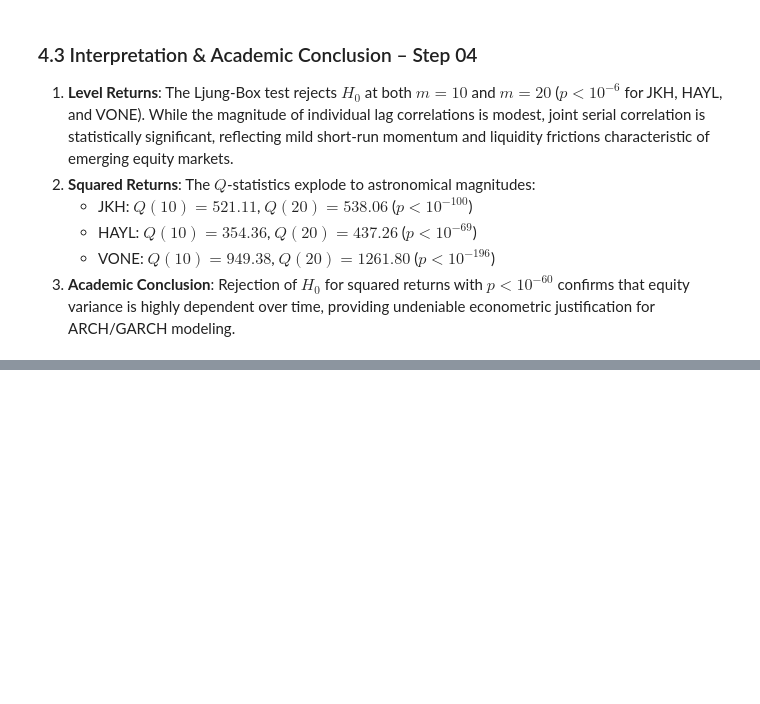
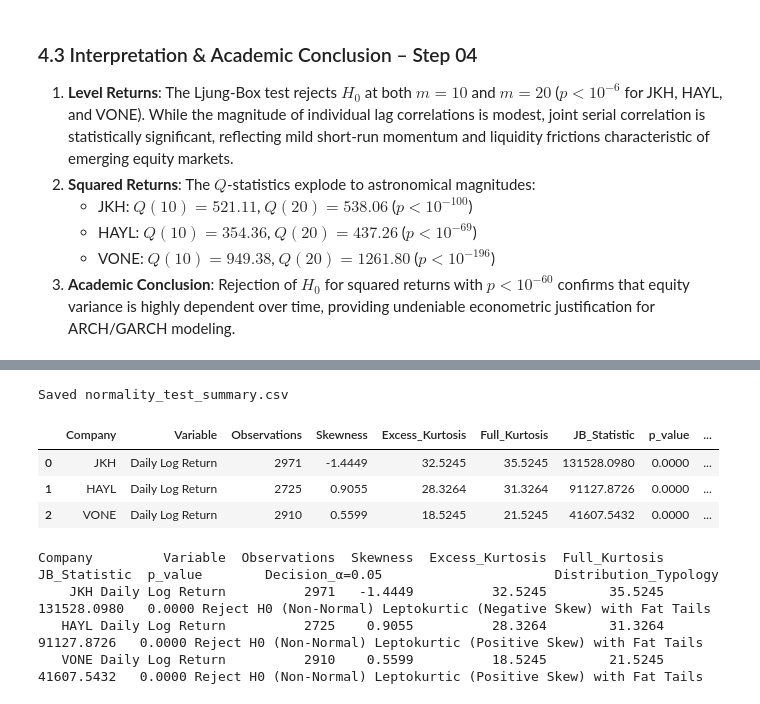
Before and after one commit to DilushaX/MarketPulse-LK, a Jupyter notebook: notebooks/03_advanced_statistical_analysis.ipynb, the cells around one changed output, grey strips where cells are left out. Drawn from its saved outputs; the diff is of its cells as text; code cells hidden in the pictures; blank space fills up the shorter version.

```diff
--- a/notebooks/03_advanced_statistical_analysis.ipynb
+++ b/notebooks/03_advanced_statistical_analysis.ipynb
@@ -477,0 +491,37 @@ Company                      Series  Lag  Q_Statistic  p_value
+# %%
+norm_rows = []
+for eq in equities:
+    r = dfs[eq]['Log_Return_Calc'].dropna().values
+    n = len(r)
+    sk = stats.skew(r, bias=False)
+    kt = stats.kurtosis(r, bias=False)
+    jb_stat, jb_pval = stats.jarque_bera(r)
+
+    norm_rows.append({
+        'Company': eq,
+        'Variable': 'Daily Log Return',
+        'Observations': n,
+        'Skewness': sk,
+        'Excess_Kurtosis': kt,
+        'Full_Kurtosis': kt + 3.0,
+        'JB_Statistic': jb_stat,
+        'p_value': jb_pval,
+        'Decision_α=0.05': "Reject H0 (Non-Normal)" if jb_pval < 0.05 else "Fail to Reject H0 (Normal)",
+        'Distribution_Typology': f"Leptokurtic ({'Negative Skew' if sk < 0 else 'Positive Skew'}) with Fat Tails"
+    })
+
+df_norm = pd.DataFrame(norm_rows)
+df_norm.to_csv(os.path.join(tables_base, 'normality_test_summary.csv'), index=False)
+print("Saved normality_test_summary.csv")
+display(df_norm)
+print(df_norm.to_string(index=False))
+# %% [output]
+Saved normality_test_summary.csv
+|  | Company | Variable | Observations | Skewness | Excess_Kurtosis | Full_Kurtosis | JB_Statistic | p_value | ... |
+| 0 | JKH | Daily Log Return | 2971 | -1.4449 | 32.5245 | 35.5245 | 131528.0980 | 0.0000 | ... |
+| 1 | HAYL | Daily Log Return | 2725 | 0.9055 | 28.3264 | 31.3264 | 91127.8726 | 0.0000 | ... |
+| 2 | VONE | Daily Log Return | 2910 | 0.5599 | 18.5245 | 21.5245 | 41607.5432 | 0.0000 | ... |
+Company         Variable  Observations  Skewness  Excess_Kurtosis  Full_Kurtosis  JB_Statistic  p_value        Decision_α=0.05                      Distribution_Typology
+    JKH Daily Log Return          2971   -1.4449          32.5245        35.5245   131528.0980   0.0000 Reject H0 (Non-Normal) Leptokurtic (Negative Skew) with Fat Tails
+   HAYL Daily Log Return          2725    0.9055          28.3264        31.3264    91127.8726   0.0000 Reject H0 (Non-Normal) Leptokurtic (Positive Skew) with Fat Tails
+   VONE Daily Log Return          2910    0.5599          18.5245        21.5245    41607.5432   0.0000 Reject H0 (Non-Normal) Leptokurtic (Positive Skew) with Fat Tails
```
Also changed, not shown: parts of 2 cells of this notebook.
